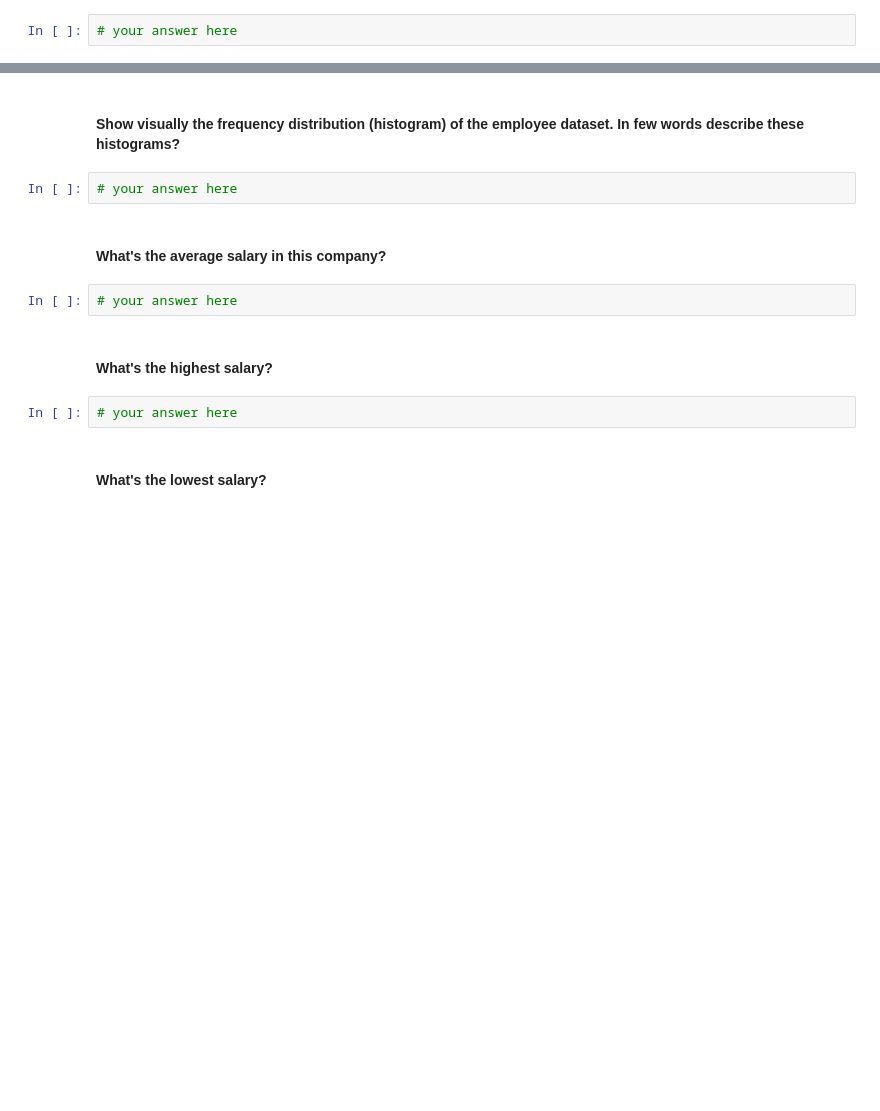
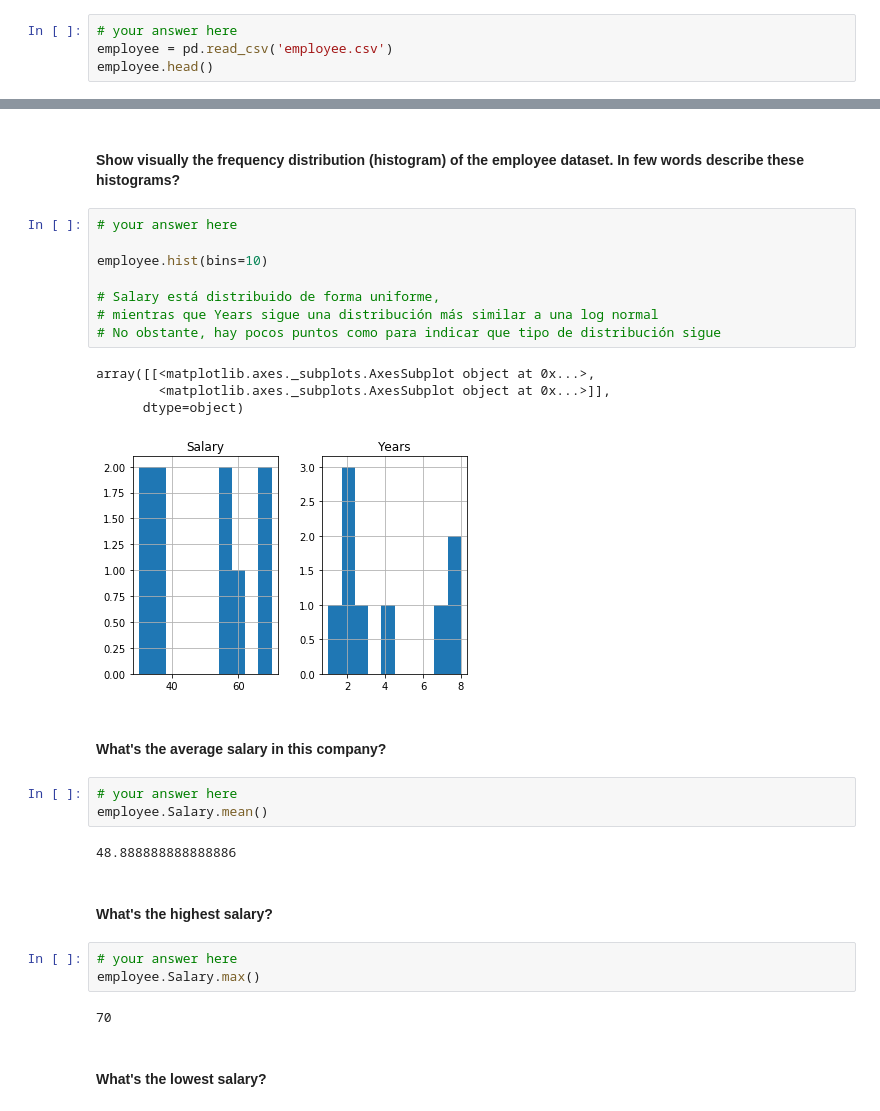
Before and after one commit to ta-datapt-bcn/lab-subsetting-and-descriptive-stats, a Jupyter notebook: your-code/main.ipynb, the cells around one changed output, grey strips where cells are left out. Cells and saved outputs as stored; diff of their text form; blank space fills up the shorter version.

```diff
--- a/your-code/main.ipynb
+++ b/your-code/main.ipynb
@@ -60,3 +132,5 @@
 #### Load the `employee.csv` file into a DataFrame. Call the dataframe `employee`
 # %%
 # your answer here
+employee = pd.read_csv('employee.csv')
+employee.head()
@@ -67,15 +161,32 @@
 # %% [markdown]
 #### Show visually the frequency distribution (histogram) of the employee dataset. In few words describe these histograms?
-# %%
-# your answer here
+# %%
+# your answer here
+
+employee.hist(bins=10)
+
+# Salary está distribuido de forma uniforme,
+# mientras que Years sigue una distribución más similar a una log normal
+# No obstante, hay pocos puntos como para indicar que tipo de distribución sigue
+# %% [output]
+array([[<matplotlib.axes._subplots.AxesSubplot object at 0x...>,
+        <matplotlib.axes._subplots.AxesSubplot object at 0x...>]],
+      dtype=object)
+[figure, added]
 # %% [markdown]
 #### What's the average salary in this company?
 # %%
 # your answer here
+employee.Salary.mean()
+# %% [output]
+48.888888888888886
 # %% [markdown]
 #### What's the highest salary?
 # %%
 # your answer here
+employee.Salary.max()
+# %% [output]
+70
 # %% [markdown]
 #### What's the lowest salary?
 # %%
```
Also changed, not shown: parts of 59 cells of this notebook.
